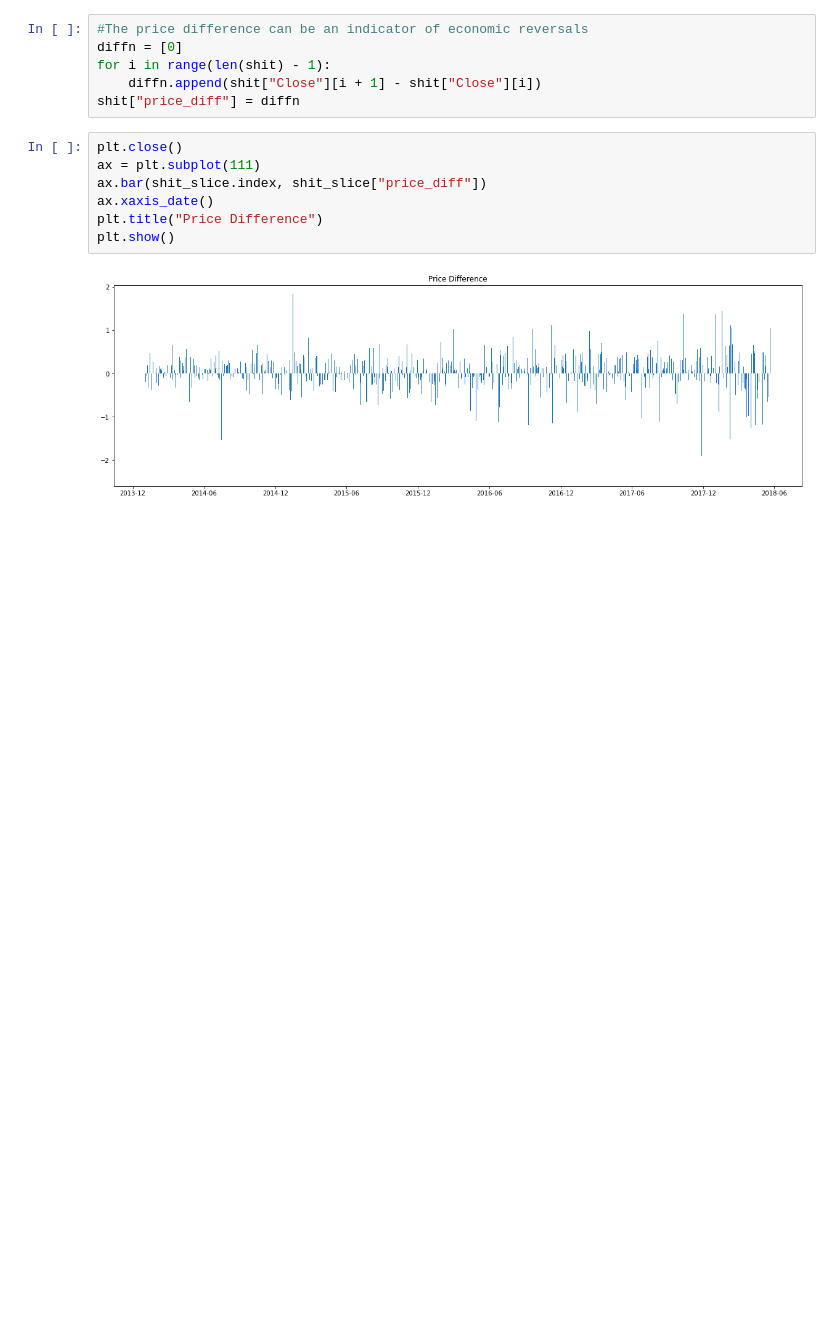
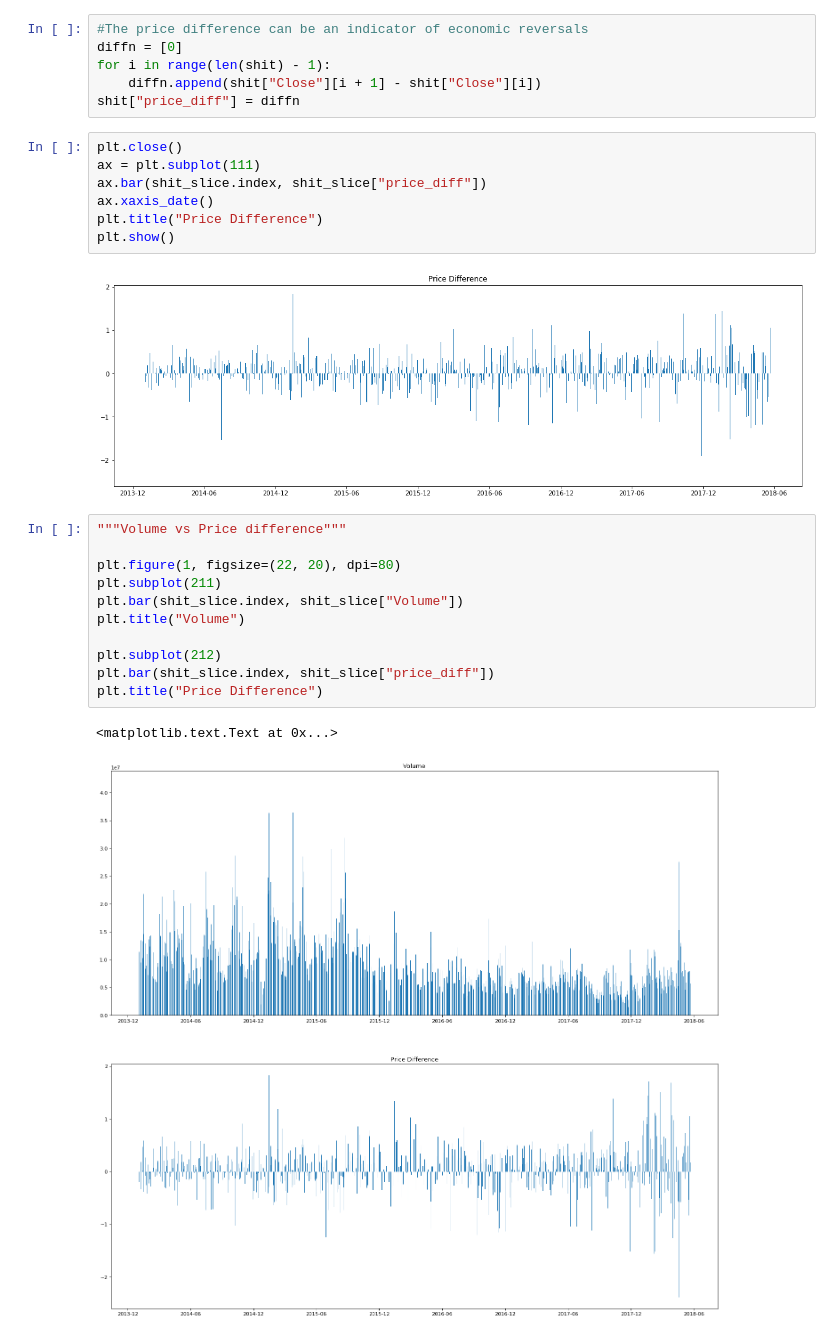
Before and after one commit to tnazikian/market, a Jupyter notebook: market.ipynb, the cells around one changed output. Saved outputs shown, nothing was run; the diff lists cells and outputs as text; blank space fills up the shorter version.

```diff
--- a/market.ipynb
+++ b/market.ipynb
@@ -771,3 +771,17 @@ plt.title("Price Difference")
 plt.show()
 # %% [output]
 [figure]
+# %%
+"""Volume vs Price difference"""
+
+plt.figure(1, figsize=(22, 20), dpi=80)
+plt.subplot(211)
+plt.bar(shit_slice.index, shit_slice["Volume"])
+plt.title("Volume")
+
+plt.subplot(212)
+plt.bar(shit_slice.index, shit_slice["price_diff"])
+plt.title("Price Difference")
+# %% [output]
+<matplotlib.text.Text at 0x...>
+[figure, added]
```
Also changed, not shown: parts of 5 cells of this notebook.
